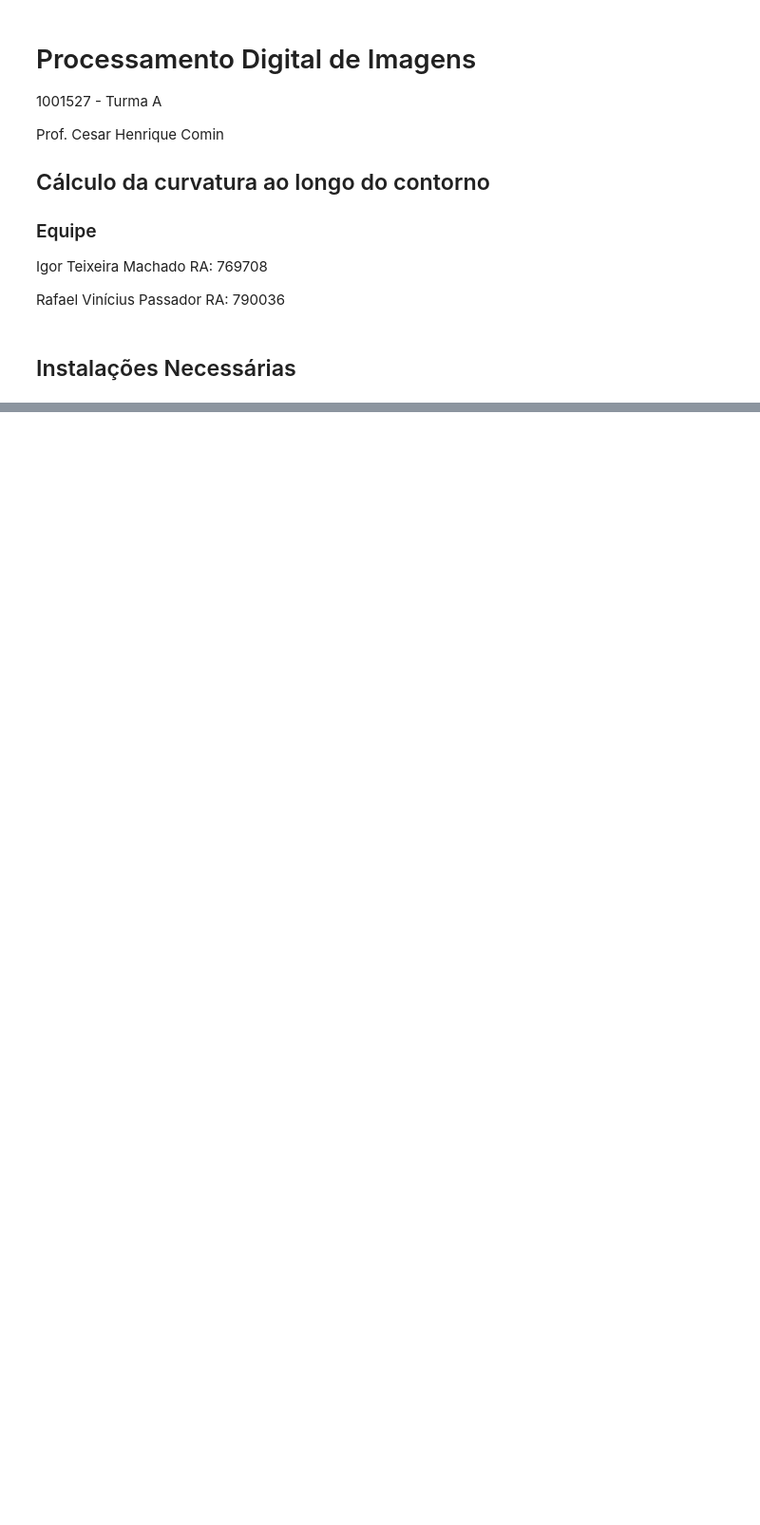
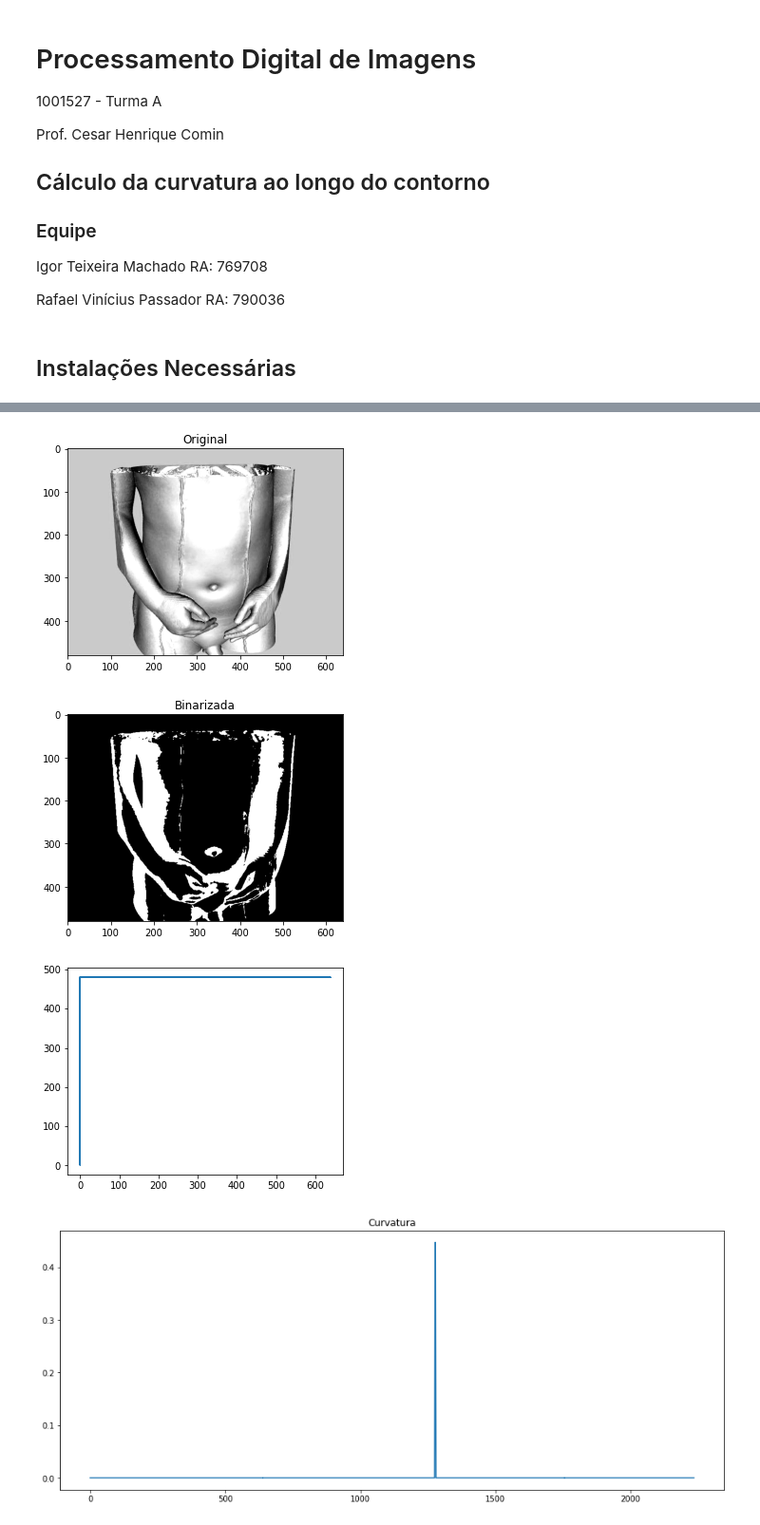
Before and after one commit to Sfrev/PDI-Trabalho3, a Jupyter notebook: curvatura.ipynb, the cells around one changed output, grey strips where cells are left out. Shown at 95% size. Cells and saved outputs as stored; diff of their text form; code cells hidden in the pictures; blank space fills up the shorter version.

```diff
--- a/curvatura.ipynb
+++ b/curvatura.ipynb
@@ -206,0 +288,8 @@ handsmat_curvature = curvature(handsmat_contour)
+# %%
+body1 = plt.imread('Fotos/body1.tif')
+get_contour_and_plot(body1, False, True)
+# %% [output]
+[figure, added]
+[figure, added]
+[figure, added]
+[figure, added]
```
Also changed, not shown: parts of 10 cells of this notebook.
